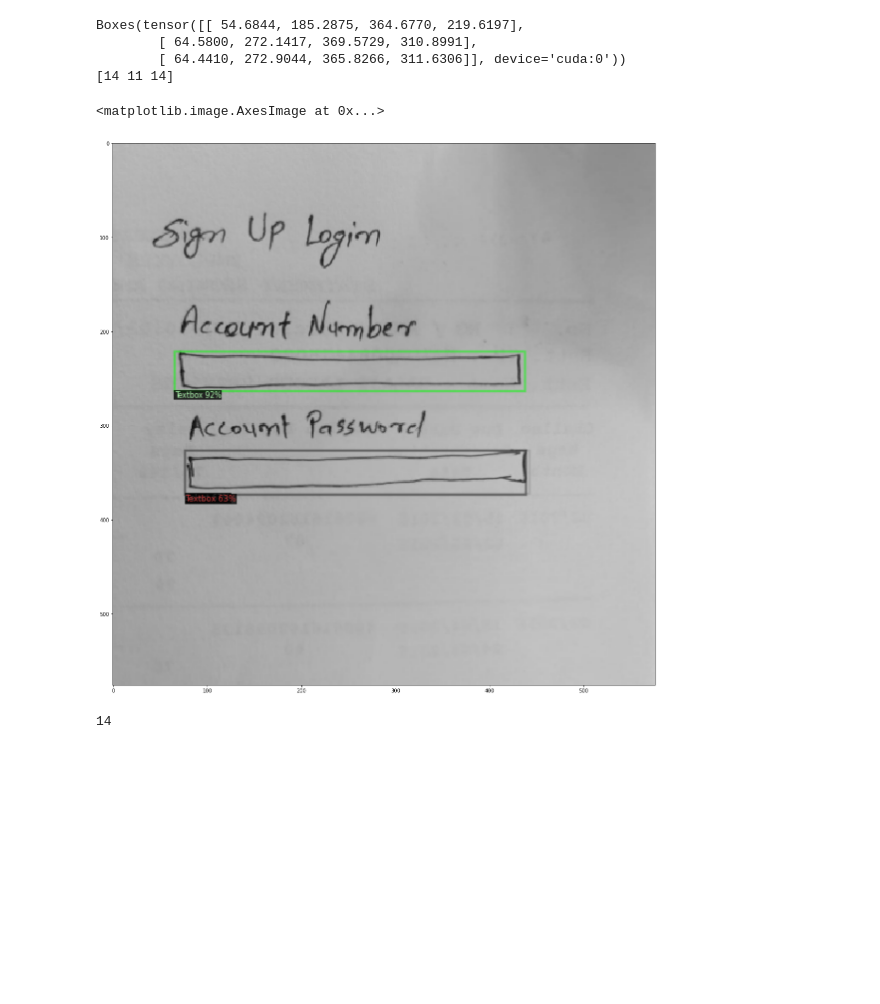
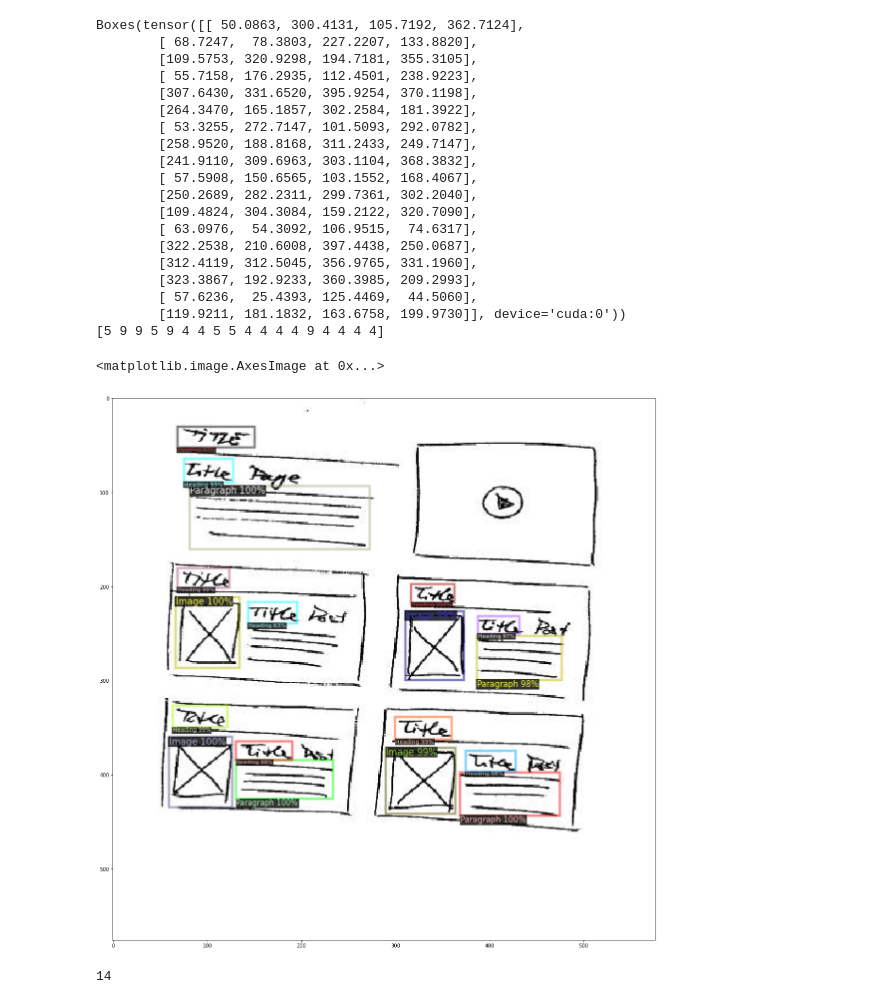
Before and after one commit to mayureshgawai/vision2code, a Jupyter notebook: prediction.ipynb, the cells around one changed output. Cells and saved outputs as stored; diff of their text form; code cells hidden in the pictures; blank space fills up the shorter version.

```diff
--- a/prediction.ipynb
+++ b/prediction.ipynb
@@ -52,27 +52,42 @@ predictor = DefaultPredictor(cfg)
 # %%
 from detectron2.utils.visualizer import ColorMode
 import numpy as np
 
-image = cv2.imread(f"test_imges\\16.jpg")
+image = cv2.imread(f"test_imges\\11.jpg")
 
 img = cv2.resize(image, (480, 480))
 img = cv2.cvtColor(img, cv2.COLOR_BGR2RGB)
 
 output = predictor(img)
 v = Visualizer(img, test_metadata, scale=1.2, instance_mode=ColorMode.IMAGE_BW)
 
 out = v.draw_instance_predictions(output["instances"].to("cpu"))
 print(output["instances"].pred_boxes)
 print(np.array(output["instances"].pred_classes.to("cpu"))+1)
 plt.figure(figsize=(20,20))
 plt.imshow(out.get_image())
 # %% [output]
-Boxes(tensor([[ 54.6844, 185.2875, 364.6770, 219.6197],
-        [ 64.5800, 272.1417, 369.5729, 310.8991],
-        [ 64.4410, 272.9044, 365.8266, 311.6306]], device='cuda:0'))
-[14 11 14]
+Boxes(tensor([[ 50.0863, 300.4131, 105.7192, 362.7124],
+        [ 68.7247,  78.3803, 227.2207, 133.8820],
+        [109.5753, 320.9298, 194.7181, 355.3105],
+        [ 55.7158, 176.2935, 112.4501, 238.9223],
+        [307.6430, 331.6520, 395.9254, 370.1198],
+        [264.3470, 165.1857, 302.2584, 181.3922],
+        [ 53.3255, 272.7147, 101.5093, 292.0782],
+        [258.9520, 188.8168, 311.2433, 249.7147],
+        [241.9110, 309.6963, 303.1104, 368.3832],
+        [ 57.5908, 150.6565, 103.1552, 168.4067],
+        [250.2689, 282.2311, 299.7361, 302.2040],
+        [109.4824, 304.3084, 159.2122, 320.7090],
+        [ 63.0976,  54.3092, 106.9515,  74.6317],
+        [322.2538, 210.6008, 397.4438, 250.0687],
+        [312.4119, 312.5045, 356.9765, 331.1960],
+        [323.3867, 192.9233, 360.3985, 209.2993],
+        [ 57.6236,  25.4393, 125.4469,  44.5060],
+        [119.9211, 181.1832, 163.6758, 199.9730]], device='cuda:0'))
+[5 9 9 5 9 4 4 5 5 4 4 4 4 9 4 4 4 4]
 <matplotlib.image.AxesImage at 0x...>
-[figure, old version]
+[figure, new version]
 # %%
 len(output["instances"].pred_boxes)
 # %% [output]
```
Also changed, not shown: 11 other files.
